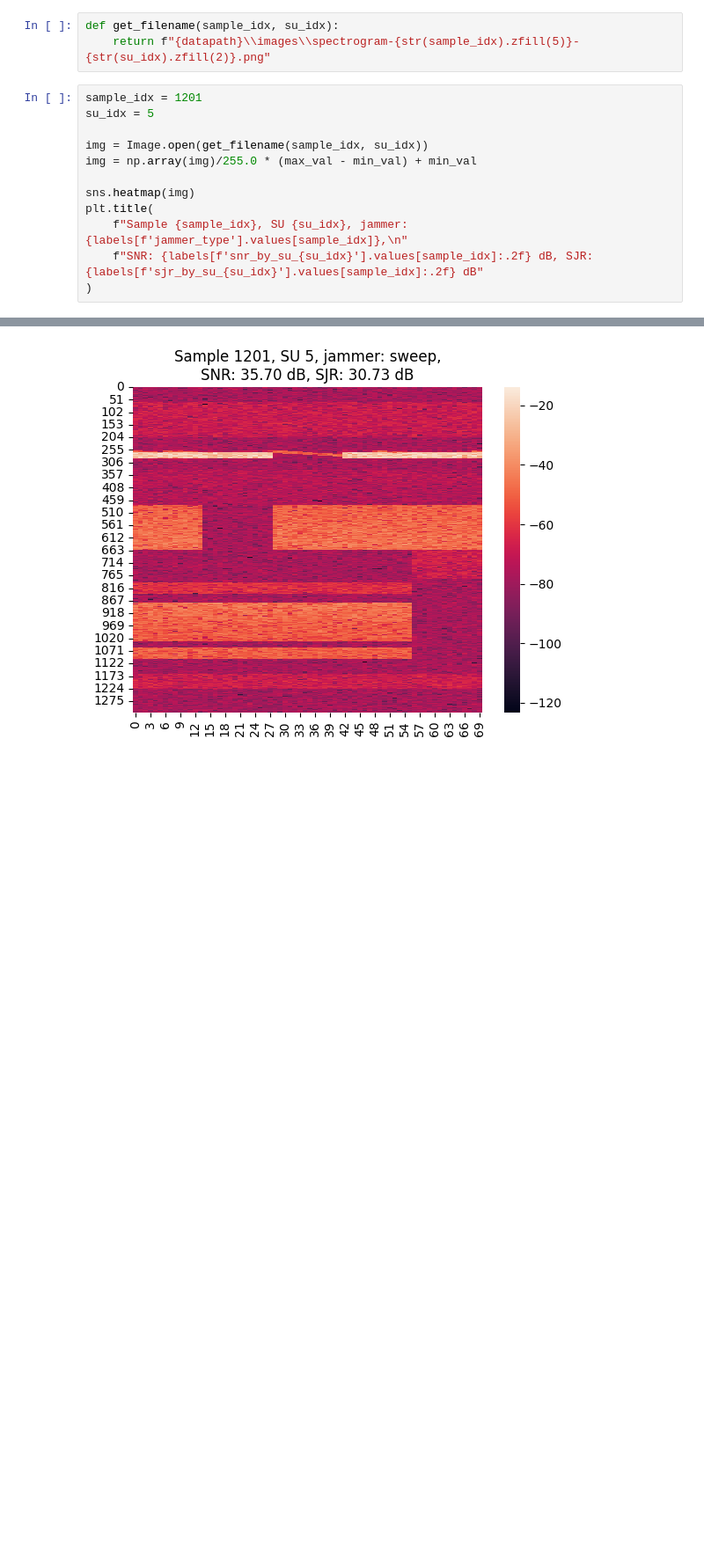
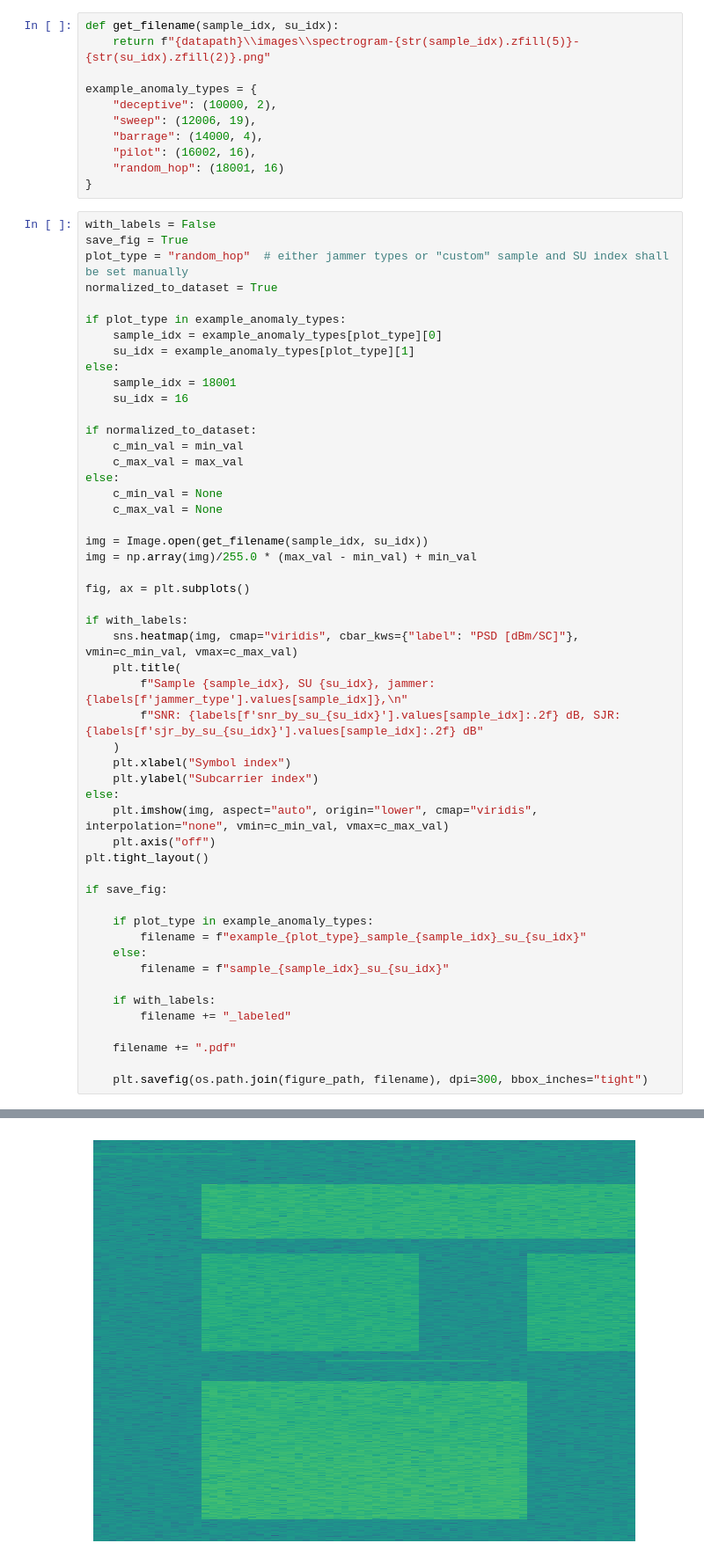
Before and after one commit to SalehiSina/ofdma-spectrum-anomalies-simulation-review, a Jupyter notebook: notebooks/plot_spectrograms.ipynb, the cells around one changed output, grey strips where cells are left out. Shown at 88% size. Saved outputs shown, nothing was run; the diff lists cells and outputs as text; blank space fills up the shorter version.

```diff
--- a/notebooks/plot_spectrograms.ipynb
+++ b/notebooks/plot_spectrograms.ipynb
@@ -67,16 +95,63 @@ Mean SJR: 26.77 dB, Std SJR: 17.05 dB
 # %%
 def get_filename(sample_idx, su_idx):
     return f"{datapath}\\images\\spectrogram-{str(sample_idx).zfill(5)}-{str(su_idx).zfill(2)}.png"
+
+example_anomaly_types = {
+    "deceptive": (10000, 2),
+    "sweep": (12006, 19),
+    "barrage": (14000, 4),
+    "pilot": (16002, 16),
+    "random_hop": (18001, 16)
+}
 # %%
-sample_idx = 1201
-su_idx = 5
+with_labels = False
+save_fig = True
+plot_type = "random_hop"  # either jammer types or "custom" sample and SU index shall be set manually
+normalized_to_dataset = True
+
+if plot_type in example_anomaly_types:
+    sample_idx = example_anomaly_types[plot_type][0]
+    su_idx = example_anomaly_types[plot_type][1]
+else:
+    sample_idx = 18001
+    su_idx = 16
+
+if normalized_to_dataset:
+    c_min_val = min_val
+    c_max_val = max_val
+else:
+    c_min_val = None
+    c_max_val = None
 
 img = Image.open(get_filename(sample_idx, su_idx))
 img = np.array(img)/255.0 * (max_val - min_val) + min_val
 
-sns.heatmap(img)
-plt.title(
-    f"Sample {sample_idx}, SU {su_idx}, jammer: {labels[f'jammer_type'].values[sample_idx]},\n"
-    f"SNR: {labels[f'snr_by_su_{su_idx}'].values[sample_idx]:.2f} dB, SJR: {labels[f'sjr_by_su_{su_idx}'].values[sample_idx]:.2f} dB"
-)
+fig, ax = plt.subplots()
+
+if with_labels:
+    sns.heatmap(img, cmap="viridis", cbar_kws={"label": "PSD [dBm/SC]"}, vmin=c_min_val, vmax=c_max_val)
+    plt.title(
+        f"Sample {sample_idx}, SU {su_idx}, jammer: {labels[f'jammer_type'].values[sample_idx]},\n"
+        f"SNR: {labels[f'snr_by_su_{su_idx}'].values[sample_idx]:.2f} dB, SJR: {labels[f'sjr_by_su_{su_idx}'].values[sample_idx]:.2f} dB"
+    )
+    plt.xlabel("Symbol index")
+    plt.ylabel("Subcarrier index")
+else:
+    plt.imshow(img, aspect="auto", origin="lower", cmap="viridis", interpolation="none", vmin=c_min_val, vmax=c_max_val)
+    plt.axis("off")
+plt.tight_layout()
+
+if save_fig:
+
+    if plot_type in example_anomaly_types:
+        filename = f"example_{plot_type}_sample_{sample_idx}_su_{su_idx}"
+    else:
+        filename = f"sample_{sample_idx}_su_{su_idx}"
+
+    if with_labels:
+        filename += "_labeled"
+
+    filename += ".pdf"
+
+    plt.savefig(os.path.join(figure_path, filename), dpi=300, bbox_inches="tight")
 # %% [output]
@@ -84,4 +158,4 @@ Text(0.5, 1.0, 'Sample 1201, SU 5, jammer: sweep,\nSNR: 35.70 dB, SJR: 30.73 dB'
-[figure, old version]
+[figure, new version]
 # %%
 # reduce resolution by aggregating subcarriers
 num_sc_per_rb = 12
```
Also changed, not shown: parts of 7 cells of this notebook, 15 other files.
